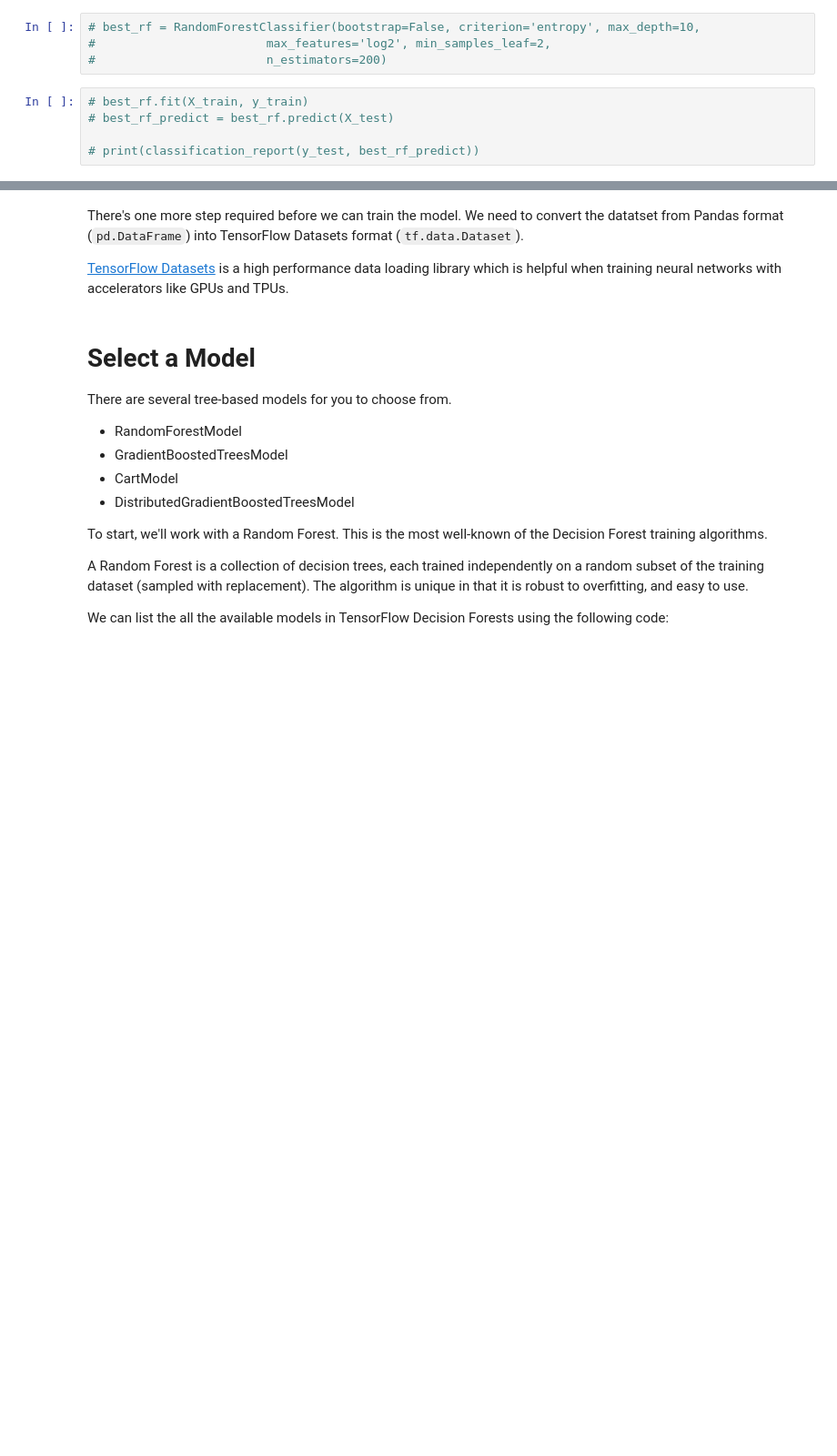
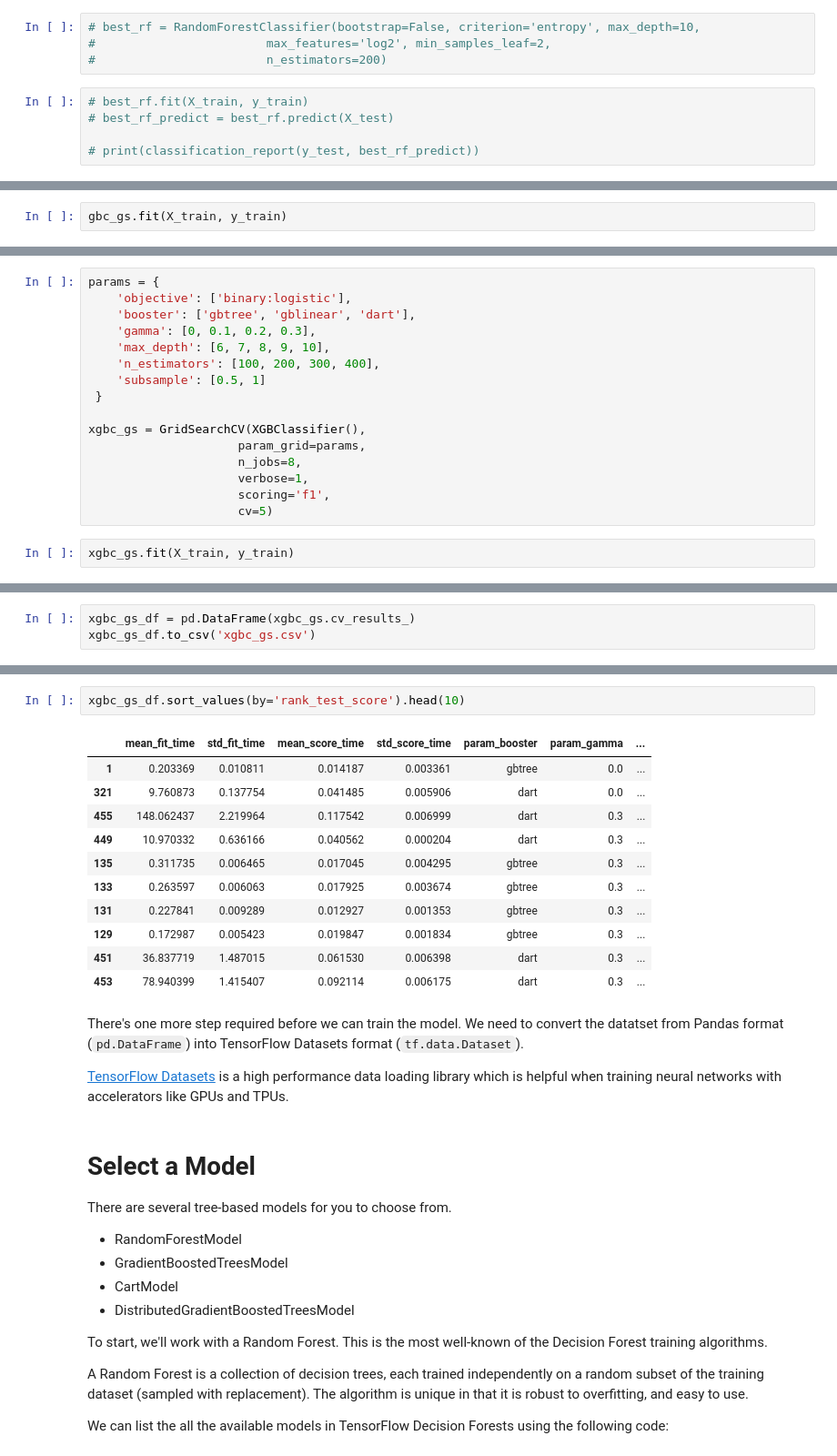
Before and after one commit to Dmytro-Tarasenko/SpaceTitanic, a Jupyter notebook: spaceship-titanic-with-scikit-learn.ipynb, the cells around one changed output, grey strips where cells are left out. Shown: that part at 91% size. Drawn from its saved outputs; the diff is of its cells as text; blank space fills up the shorter version.

```diff
--- a/spaceship-titanic-with-scikit-learn.ipynb
+++ b/spaceship-titanic-with-scikit-learn.ipynb
@@ -757,0 +767,2 @@ xgbc.get_params()
+# %%
+gbc_gs.fit(X_train, y_train)
@@ -757,0 +776,18 @@ xgbc.get_params()
+# %%
+params = {
+    'objective': ['binary:logistic'],
+    'booster': ['gbtree', 'gblinear', 'dart'],
+    'gamma': [0, 0.1, 0.2, 0.3],
+    'max_depth': [6, 7, 8, 9, 10],
+    'n_estimators': [100, 200, 300, 400],
+    'subsample': [0.5, 1]
+ }
+
+xgbc_gs = GridSearchCV(XGBClassifier(),
+                     param_grid=params,
+                     n_jobs=8,
+                     verbose=1,
+                     scoring='f1',
+                     cv=5)
+# %%
+xgbc_gs.fit(X_train, y_train)
@@ -757,0 +813,3 @@ xgbc.get_params()
+# %%
+xgbc_gs_df = pd.DataFrame(xgbc_gs.cv_results_)
+xgbc_gs_df.to_csv('xgbc_gs.csv')
@@ -758,3 +864,17 @@ xgbc.get_params()
+# %%
+xgbc_gs_df.sort_values(by='rank_test_score').head(10)
+# %% [output]
+|  | mean_fit_time | std_fit_time | mean_score_time | std_score_time | param_booster | param_gamma | ... |
+| 1 | 0.203369 | 0.010811 | 0.014187 | 0.003361 | gbtree | 0.0 | ... |
+| 321 | 9.760873 | 0.137754 | 0.041485 | 0.005906 | dart | 0.0 | ... |
+| 455 | 148.062437 | 2.219964 | 0.117542 | 0.006999 | dart | 0.3 | ... |
+| 449 | 10.970332 | 0.636166 | 0.040562 | 0.000204 | dart | 0.3 | ... |
+| 135 | 0.311735 | 0.006465 | 0.017045 | 0.004295 | gbtree | 0.3 | ... |
+| 133 | 0.263597 | 0.006063 | 0.017925 | 0.003674 | gbtree | 0.3 | ... |
+| 131 | 0.227841 | 0.009289 | 0.012927 | 0.001353 | gbtree | 0.3 | ... |
+| 129 | 0.172987 | 0.005423 | 0.019847 | 0.001834 | gbtree | 0.3 | ... |
+| 451 | 36.837719 | 1.487015 | 0.061530 | 0.006398 | dart | 0.3 | ... |
+| 453 | 78.940399 | 1.415407 | 0.092114 | 0.006175 | dart | 0.3 | ... |
 # %% [markdown]
 There's one more step required before we can train the model. We need to convert the datatset from Pandas format (`pd.DataFrame`) into TensorFlow Datasets format (`tf.data.Dataset`).
 
```
Also changed, not shown: parts of 25 cells of this notebook, 2 other files.
